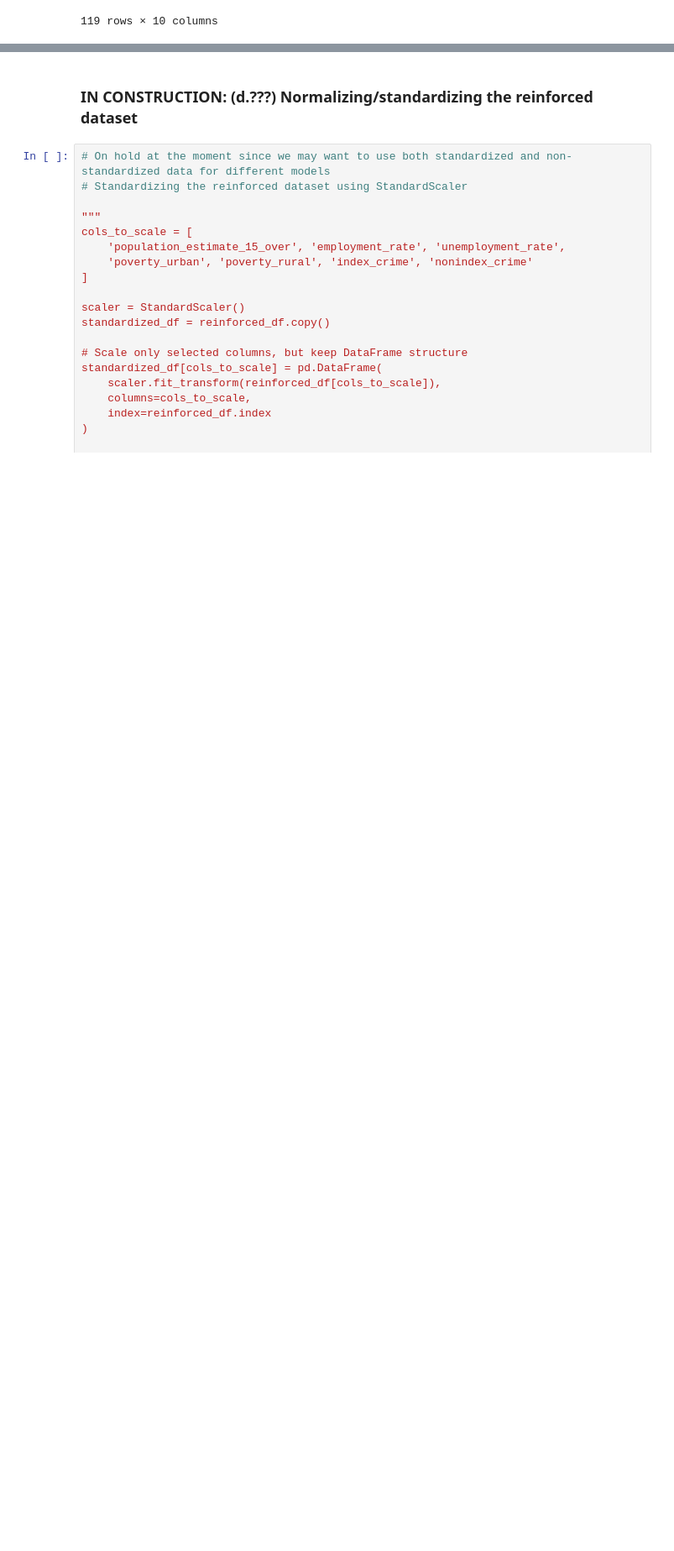
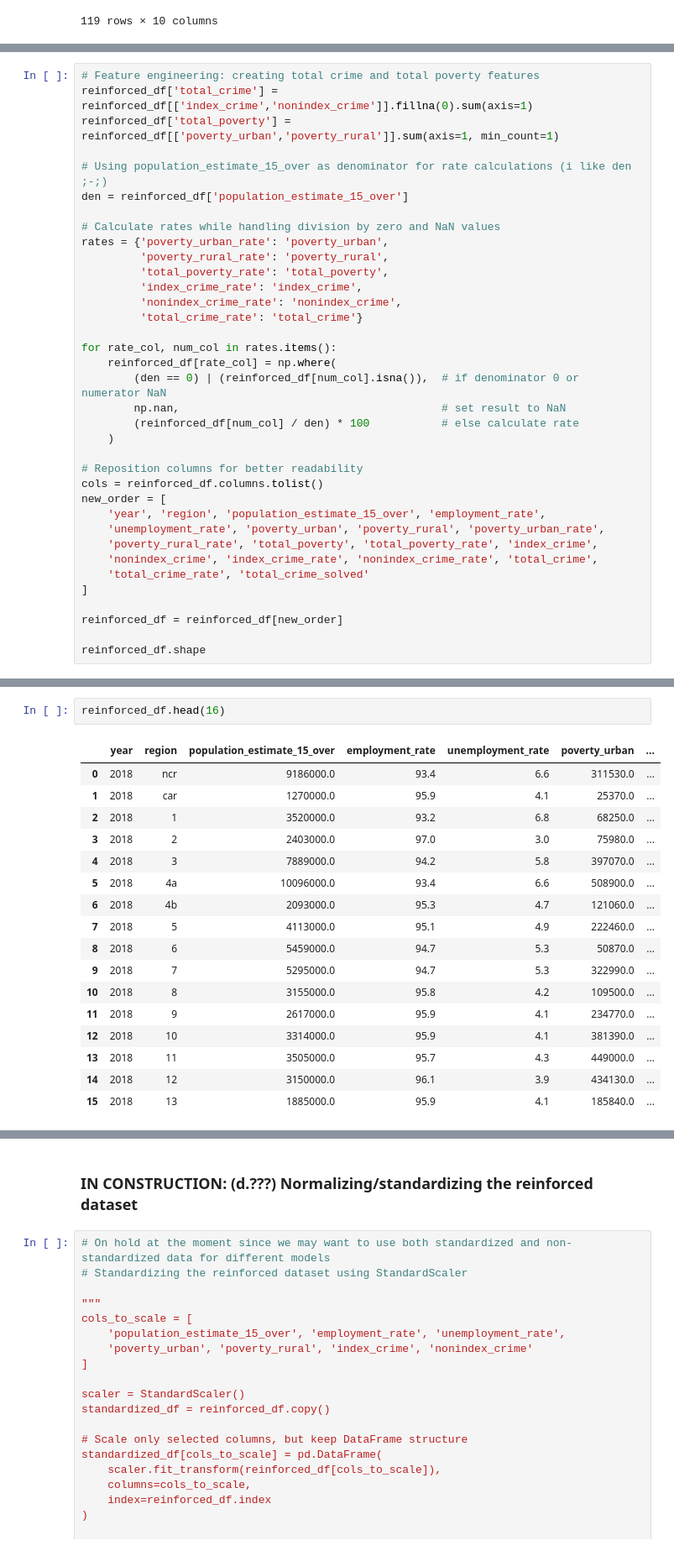
Before and after one commit to RpnAndri/crime-analysis, a Jupyter notebook: EDA.ipynb, the cells around one changed output, grey strips where cells are left out. Shown at 84% size. Saved outputs shown, nothing was run; the diff lists cells and outputs as text; blank space fills up the shorter version.

```diff
--- a/EDA.ipynb
+++ b/EDA.ipynb
@@ -298,0 +301,36 @@ At this point, we have now converted our entries to numerical values for compati
+# %%
+# Feature engineering: creating total crime and total poverty features
+reinforced_df['total_crime'] = reinforced_df[['index_crime','nonindex_crime']].fillna(0).sum(axis=1)
+reinforced_df['total_poverty'] = reinforced_df[['poverty_urban','poverty_rural']].sum(axis=1, min_count=1)
+
+# Using population_estimate_15_over as denominator for rate calculations (i like den ;-;)
+den = reinforced_df['population_estimate_15_over']
+
+# Calculate rates while handling division by zero and NaN values
+rates = {'poverty_urban_rate': 'poverty_urban',
+         'poverty_rural_rate': 'poverty_rural',
+         'total_poverty_rate': 'total_poverty',
+         'index_crime_rate': 'index_crime',
+         'nonindex_crime_rate': 'nonindex_crime',
+         'total_crime_rate': 'total_crime'}
+
+for rate_col, num_col in rates.items():
+    reinforced_df[rate_col] = np.where(
+        (den == 0) | (reinforced_df[num_col].isna()),  # if denominator 0 or numerator NaN
+        np.nan,                                        # set result to NaN
+        (reinforced_df[num_col] / den) * 100           # else calculate rate
+    )
+
+# Reposition columns for better readability
+cols = reinforced_df.columns.tolist()
+new_order = [
+    'year', 'region', 'population_estimate_15_over', 'employment_rate',
+    'unemployment_rate', 'poverty_urban', 'poverty_rural', 'poverty_urban_rate',
+    'poverty_rural_rate', 'total_poverty', 'total_poverty_rate', 'index_crime',
+    'nonindex_crime', 'index_crime_rate', 'nonindex_crime_rate', 'total_crime',
+    'total_crime_rate', 'total_crime_solved'
+]
+
+reinforced_df = reinforced_df[new_order]
+
+reinforced_df.shape
@@ -298,0 +339,20 @@ At this point, we have now converted our entries to numerical values for compati
+# %%
+reinforced_df.head(16)
+# %% [output]
+|  | year | region | population_estimate_15_over | employment_rate | unemployment_rate | poverty_urban | ... |
+| 0 | 2018 | ncr | 9186000.0 | 93.4 | 6.6 | 311530.0 | ... |
+| 1 | 2018 | car | 1270000.0 | 95.9 | 4.1 | 25370.0 | ... |
+| 2 | 2018 | 1 | 3520000.0 | 93.2 | 6.8 | 68250.0 | ... |
+| 3 | 2018 | 2 | 2403000.0 | 97.0 | 3.0 | 75980.0 | ... |
+| 4 | 2018 | 3 | 7889000.0 | 94.2 | 5.8 | 397070.0 | ... |
+| 5 | 2018 | 4a | 10096000.0 | 93.4 | 6.6 | 508900.0 | ... |
+| 6 | 2018 | 4b | 2093000.0 | 95.3 | 4.7 | 121060.0 | ... |
+| 7 | 2018 | 5 | 4113000.0 | 95.1 | 4.9 | 222460.0 | ... |
+| 8 | 2018 | 6 | 5459000.0 | 94.7 | 5.3 | 50870.0 | ... |
+| 9 | 2018 | 7 | 5295000.0 | 94.7 | 5.3 | 322990.0 | ... |
+| 10 | 2018 | 8 | 3155000.0 | 95.8 | 4.2 | 109500.0 | ... |
+| 11 | 2018 | 9 | 2617000.0 | 95.9 | 4.1 | 234770.0 | ... |
+| 12 | 2018 | 10 | 3314000.0 | 95.9 | 4.1 | 381390.0 | ... |
+| 13 | 2018 | 11 | 3505000.0 | 95.7 | 4.3 | 449000.0 | ... |
+| 14 | 2018 | 12 | 3150000.0 | 96.1 | 3.9 | 434130.0 | ... |
+| 15 | 2018 | 13 | 1885000.0 | 95.9 | 4.1 | 185840.0 | ... |
```
Also changed, not shown: parts of 29 cells of this notebook, 1 other file.
